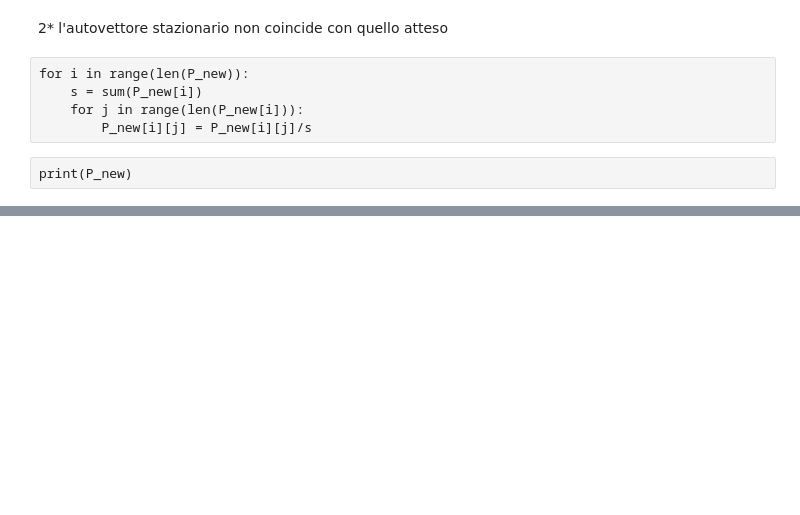
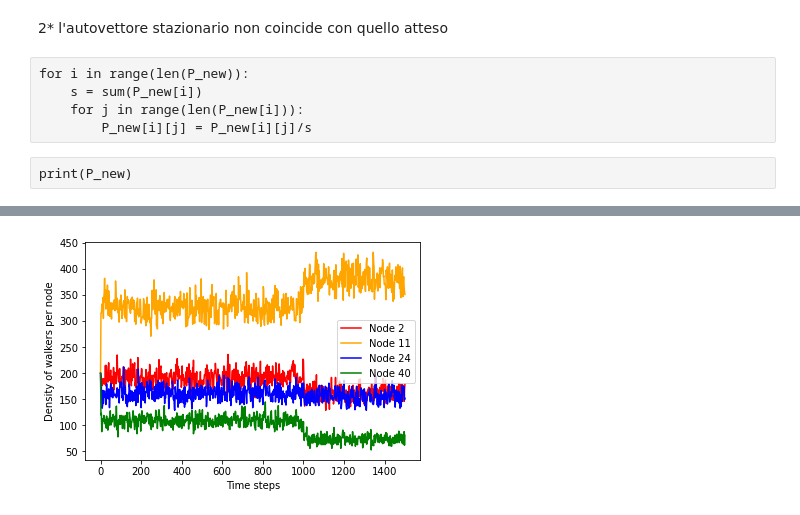
Before and after one commit to Ferri-00/Esame-Complessi, a Jupyter notebook: LinkRemoval.ipynb, the cells around one changed output, grey strips where cells are left out. Saved outputs shown, nothing was run; the diff lists cells and outputs as text; code cells hidden in the pictures; blank space fills up the shorter version.

```diff
--- a/LinkRemoval.ipynb
+++ b/LinkRemoval.ipynb
@@ -313,0 +351,20 @@ plt.show()
+# %%
+fig, ax = plt.subplots(nrows = 1, ncols = 1)
+node = [2, 11, 24, 40]
+color = ['red', 'orange', 'blue', 'green']
+
+time_range = long_history[0]
+index = np.arange(0, len(time_range), 2)
+
+col = 0
+for i in node:
+    ax.plot(index, [time_range[ind][i] for ind in index], label = f"Node {i}", color = color[col])
+    col += 1
+
+ax.set_xlabel("Time steps")
+ax.set_ylabel("Density of walkers per node")
+ax.legend()
+
+plt.show()
+# %% [output]
+[figure, added]
```
Also changed, not shown: parts of 25 cells of this notebook, 2 other files.
